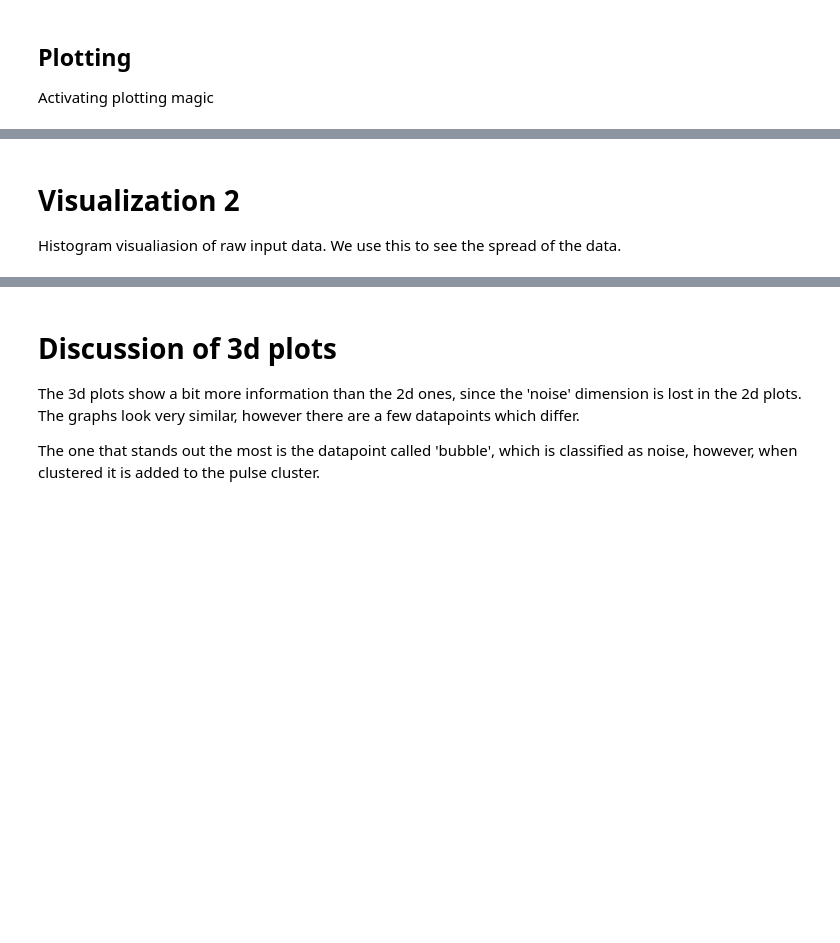
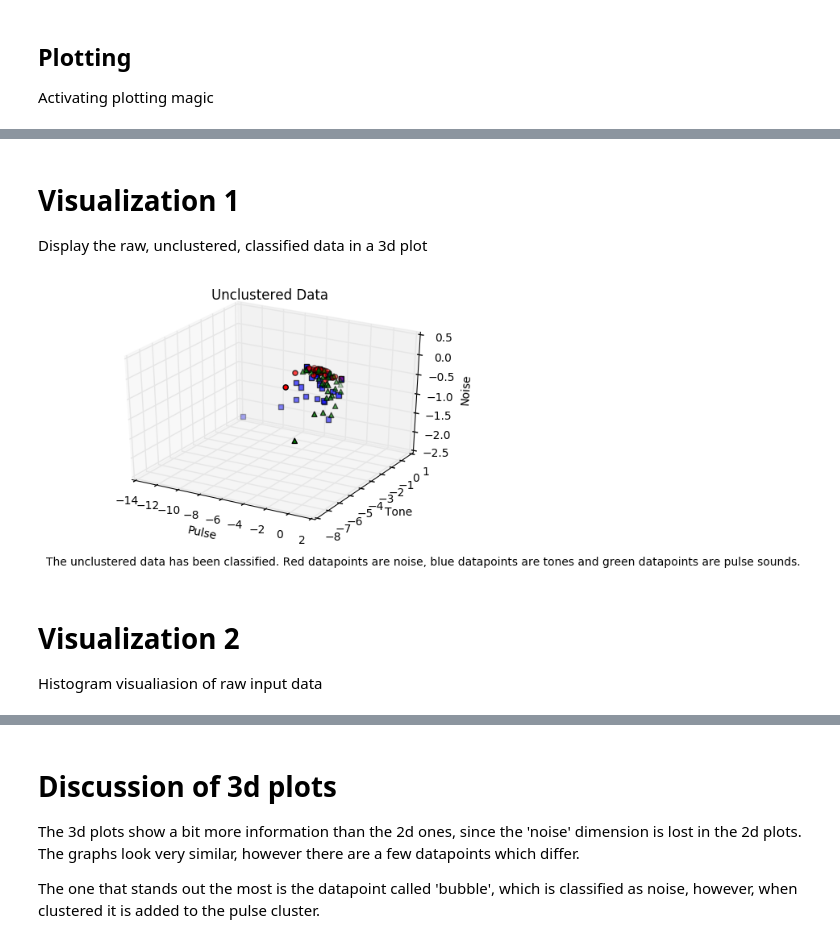
Before and after one commit to DanitaGnanaraj/clustering, a Jupyter notebook: Danita, Kevin_P4_Clustering.ipynb, the cells around one changed output, grey strips where cells are left out. Saved outputs shown, nothing was run; the diff lists cells and outputs as text; code cells hidden in the pictures; blank space fills up the shorter version.

```diff
--- a/Danita, Kevin_P4_Clustering.ipynb
+++ b/Danita, Kevin_P4_Clustering.ipynb
@@ -66,34 +55,40 @@ Display the raw, unclustered, classified data in a 3d plot. Again each datapoint
+# %% [markdown]
+# Visualization 1
+
+Display the raw, unclustered, classified data in a 3d plot
 # %%
 import numpy as np
 from mpl_toolkits.mplot3d import Axes3D
 import matplotlib.pyplot as plt
 
 fig = plt.figure()
 #for a 3d plot the projection needs to be set to 3d
 ax = fig.add_subplot(111, projection='3d')
 
 #xs, ys and zs are set to pulse, tone and noise data values respectively
 xs=PTNdata['P_logsumE_off_FS']
 ys=PTNdata['T_logsumE_off_FS']
 zs=PTNdata['N_logsumE_off_FS']
 
 #for each data point the data is read and plotted with the respective colour
 for typecolor, typemarker  in [('r','o'),('g','^'),('b','s')]:
     typerange=PTNdata['typecolors'][typecolor]
     ax.scatter( xs[typerange],ys[typerange],zs[typerange], c=typecolor, marker=typemarker)
 
 #Defines the axis labels on the plot
 ax.set_xlabel('Pulse')
 ax.set_ylabel('Tone')
 ax.set_zlabel('Noise')
 figtext(.05, .03, "The unclustered data has been classified. Red datapoints are noise, blue datapoints are tones and green datapoints are pulse sounds.")
-
+plt.title('Unclustered Data')
 #used to show the plot in output
 plt.show()
+# %% [output]
+[figure, added]
 # %% [markdown]
 # Visualization 2
 
-Histogram visualiasion of raw input data. We use this to see the spread of the data.
+Histogram visualiasion of raw input data
 # %%
 import pylab as P
 
```
Also changed, not shown: parts of 23 cells of this notebook.
